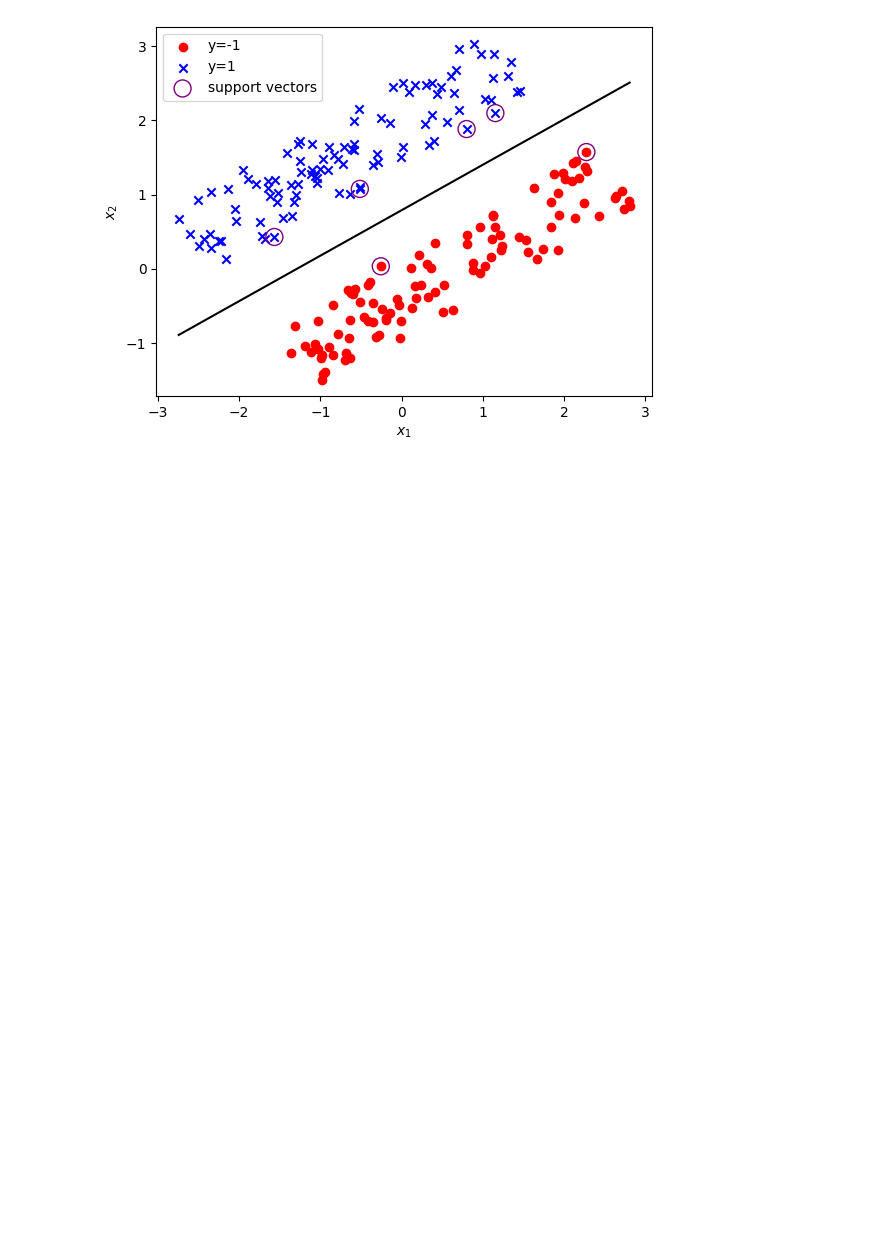
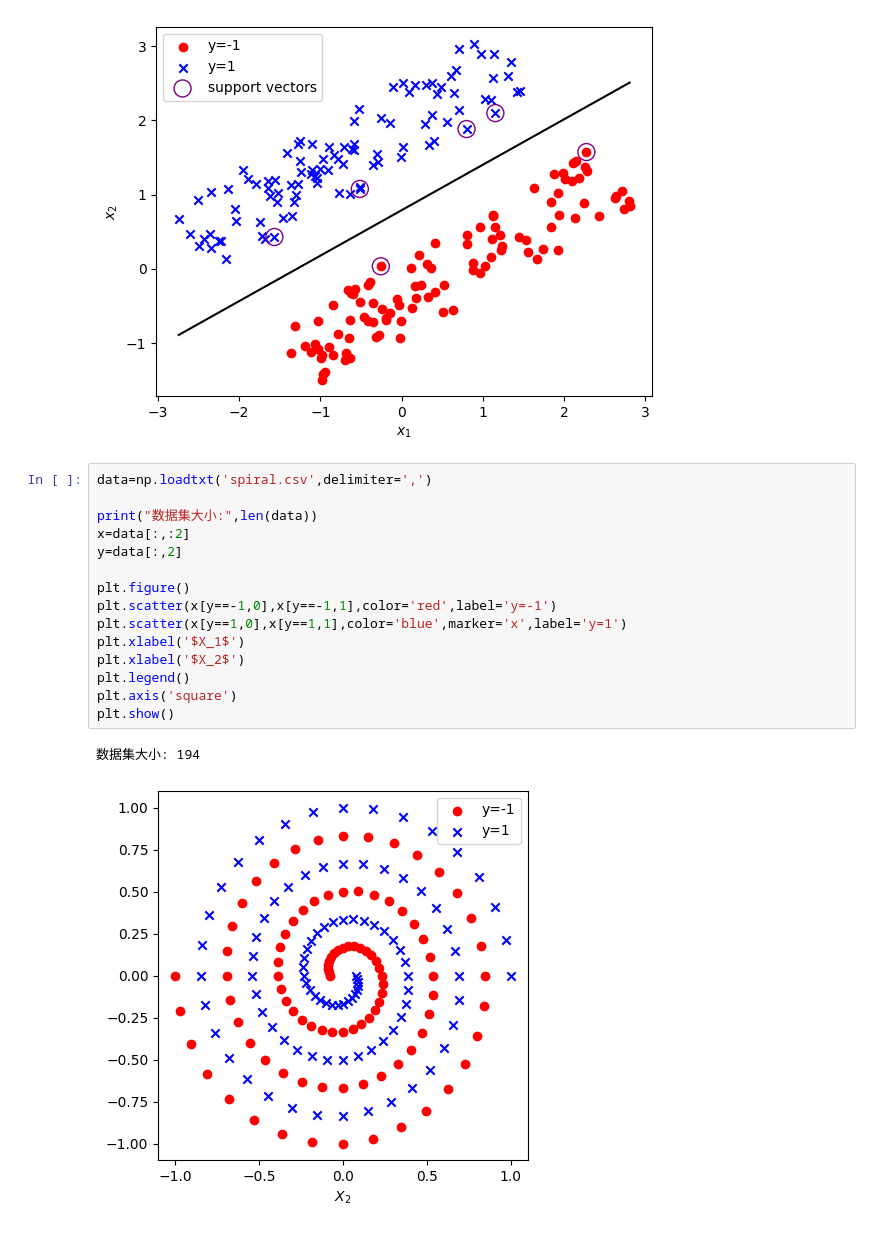
Before and after one commit to Luli3220/ML-Learning, a Jupyter notebook: Support Vector Machine/Support Vector Machine.ipynb, the cells around one changed output. Saved outputs shown, nothing was run; the diff lists cells and outputs as text; blank space fills up the shorter version.

```diff
--- a/Support Vector Machine/Support Vector Machine.ipynb
+++ b/Support Vector Machine/Support Vector Machine.ipynb
@@ -278,3 +278,21 @@ plt.show()
 支持向量个数： 6
 参数： [-1.0211867   1.66445549] -1.312702097039547
 [figure]
+# %%
+data=np.loadtxt('spiral.csv',delimiter=',')
+
+print("数据集大小:",len(data))
+x=data[:,:2]
+y=data[:,2]
+
+plt.figure()
+plt.scatter(x[y==-1,0],x[y==-1,1],color='red',label='y=-1')
+plt.scatter(x[y==1,0],x[y==1,1],color='blue',marker='x',label='y=1')
+plt.xlabel('$X_1$')
+plt.xlabel('$X_2$')
+plt.legend()
+plt.axis('square')
+plt.show()
+# %% [output]
+数据集大小: 194
+[figure, added]
```
Also changed, not shown: parts of 6 cells of this notebook, 1 other file.
